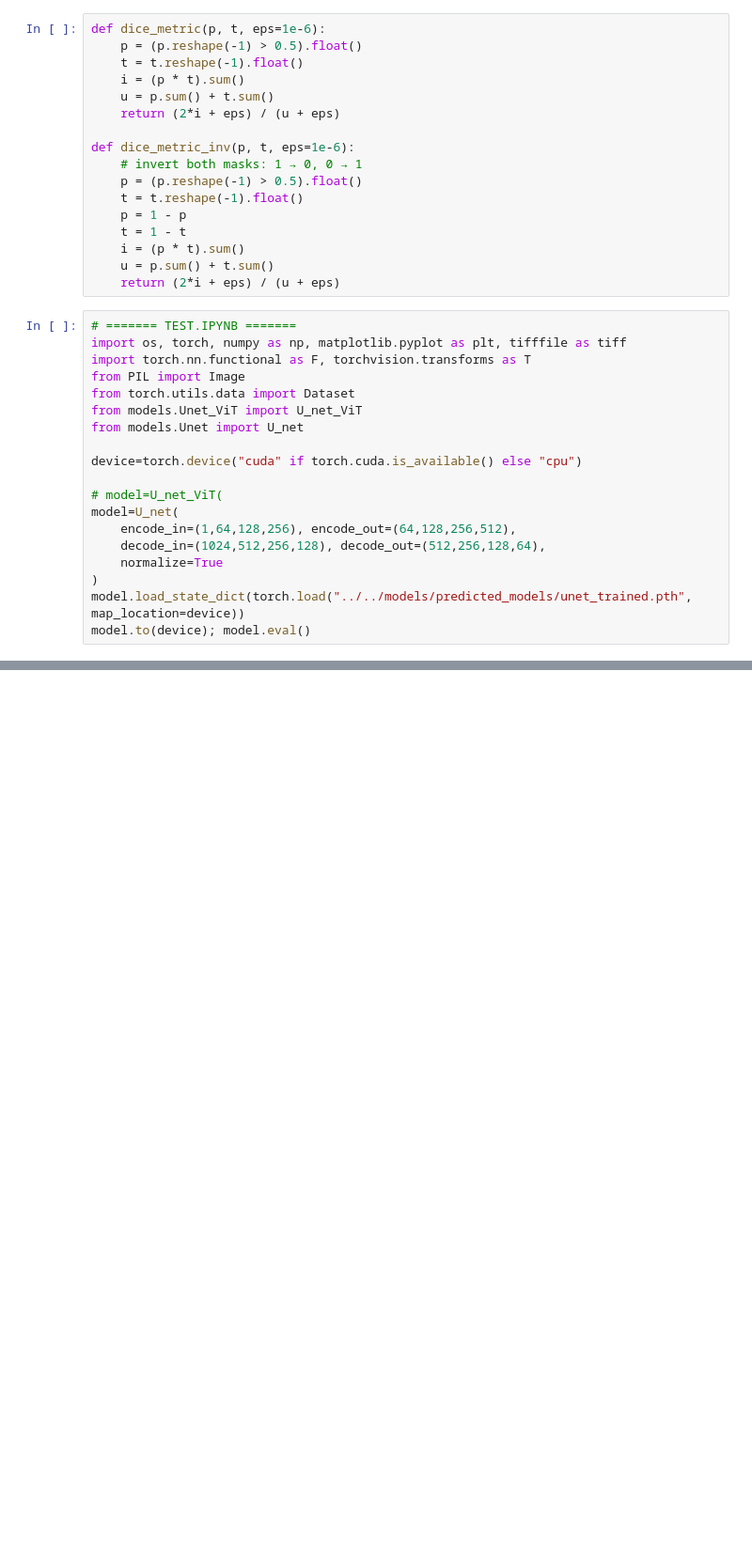
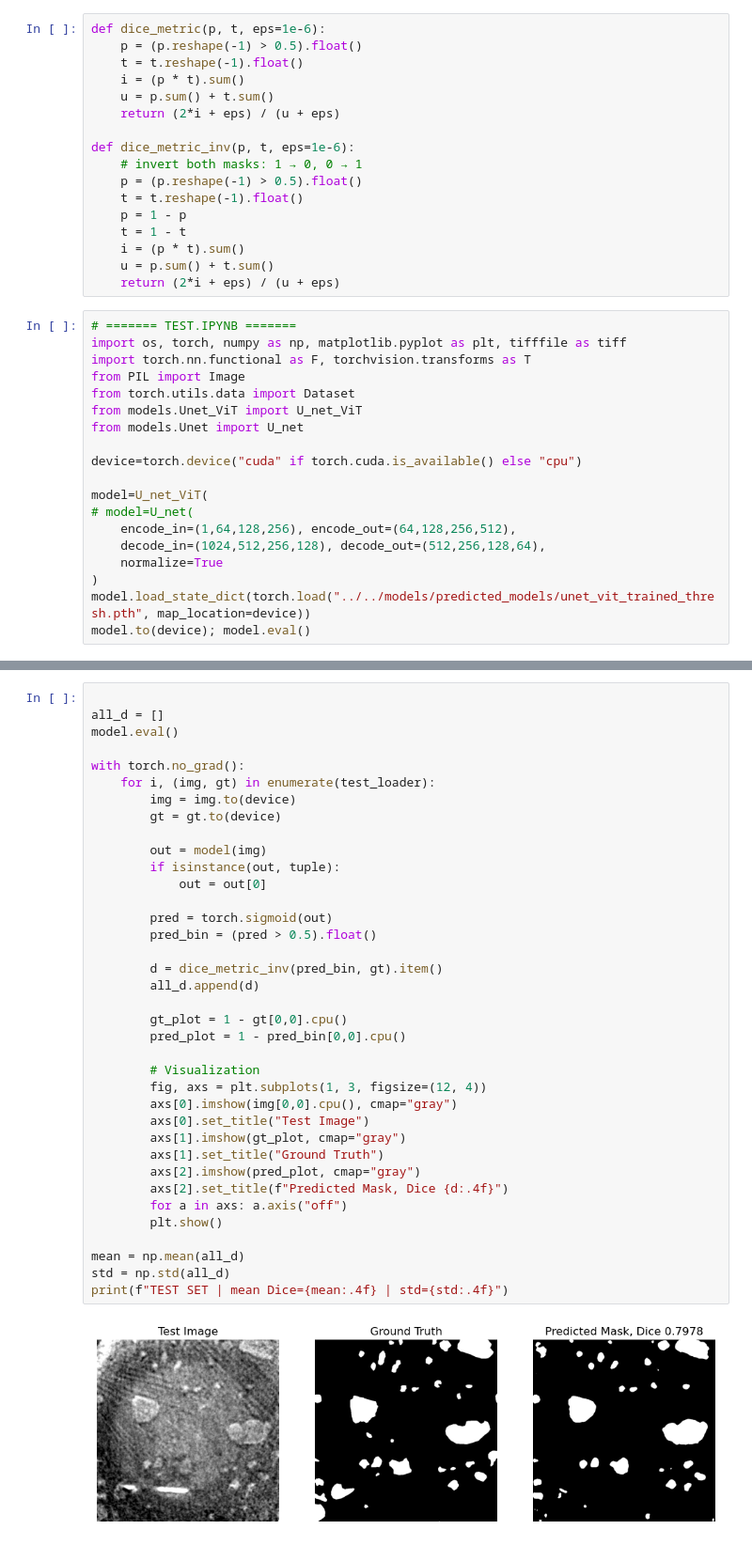
Before and after one commit to Syntoxikoo/Deep-learning-for-segmentation-of-micro-tomography-images, a Jupyter notebook: src/notebooks/test.ipynb, the cells around one changed output, grey strips where cells are left out. Shown at 94% size. Cells and saved outputs as stored; diff of their text form; blank space fills up the shorter version.

Commit message:
invert plots visualisation

```diff
--- a/src/notebooks/test.ipynb
+++ b/src/notebooks/test.ipynb
@@ -94,12 +94,12 @@ from models.Unet import U_net
 
 device=torch.device("cuda" if torch.cuda.is_available() else "cpu")
 
-# model=U_net_ViT(
-model=U_net(
+model=U_net_ViT(
+# model=U_net(
     encode_in=(1,64,128,256), encode_out=(64,128,256,512),
     decode_in=(1024,512,256,128), decode_out=(512,256,128,64),
     normalize=True
 )
-model.load_state_dict(torch.load("../../models/predicted_models/unet_trained.pth", map_location=device))
+model.load_state_dict(torch.load("../../models/predicted_models/unet_vit_trained_thresh.pth", map_location=device))
 model.to(device); model.eval()
 # %% [output]
@@ -106,0 +123,39 @@ KeyboardInterrupt:
+# %%
+
+all_d = []
+model.eval()
+
+with torch.no_grad():
+    for i, (img, gt) in enumerate(test_loader):
+        img = img.to(device)
+        gt = gt.to(device)
+
+        out = model(img)
+        if isinstance(out, tuple):
+            out = out[0]
+
+        pred = torch.sigmoid(out)
+        pred_bin = (pred > 0.5).float()
+
+        d = dice_metric_inv(pred_bin, gt).item()
+        all_d.append(d)
+
+        gt_plot = 1 - gt[0,0].cpu()
+        pred_plot = 1 - pred_bin[0,0].cpu()
+
+        # Visualization
+        fig, axs = plt.subplots(1, 3, figsize=(12, 4))
+        axs[0].imshow(img[0,0].cpu(), cmap="gray")
+        axs[0].set_title("Test Image")
+        axs[1].imshow(gt_plot, cmap="gray")
+        axs[1].set_title("Ground Truth")
+        axs[2].imshow(pred_plot, cmap="gray")
+        axs[2].set_title(f"Predicted Mask, Dice {d:.4f}")
+        for a in axs: a.axis("off")
+        plt.show()
+
+mean = np.mean(all_d)
+std = np.std(all_d)
+print(f"TEST SET | mean Dice={mean:.4f} | std={std:.4f}")
+# %% [output]
+[figure, added]
```
Also changed, not shown: parts of 2 cells of this notebook.
